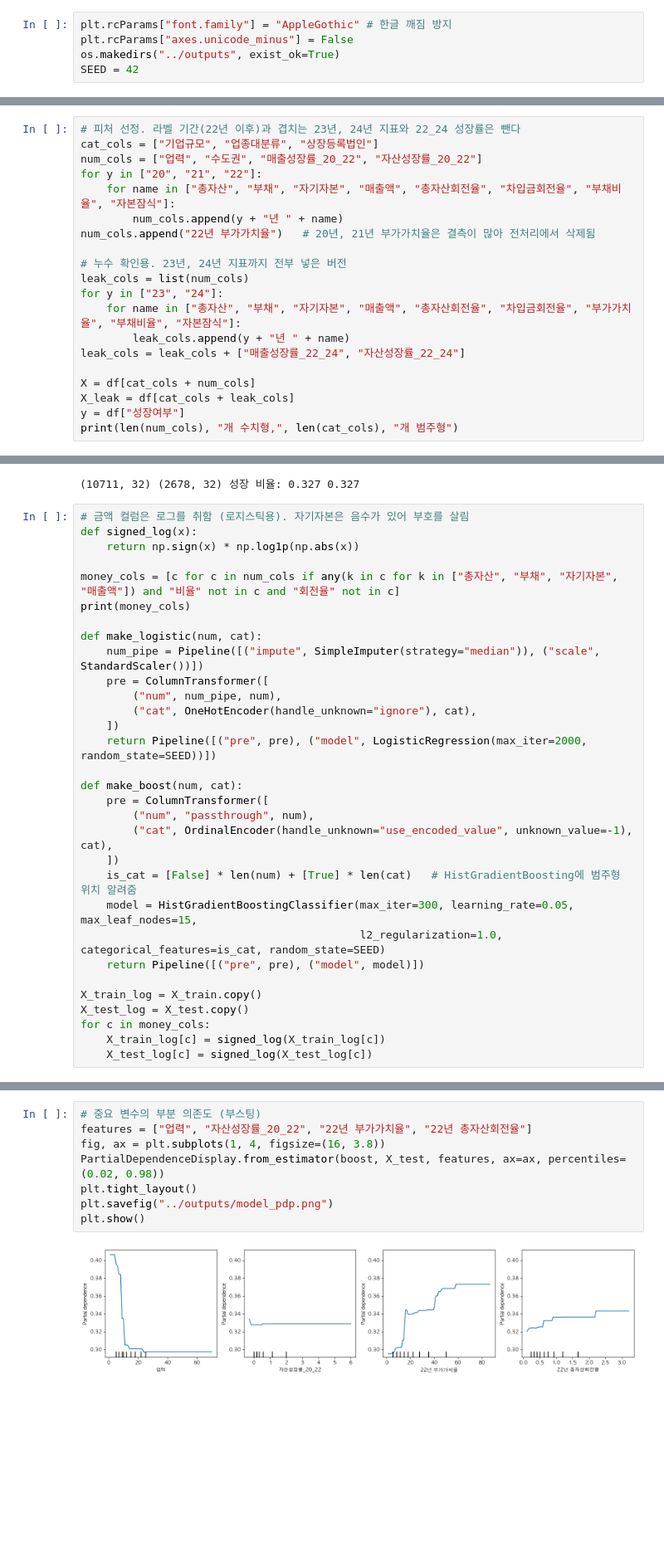
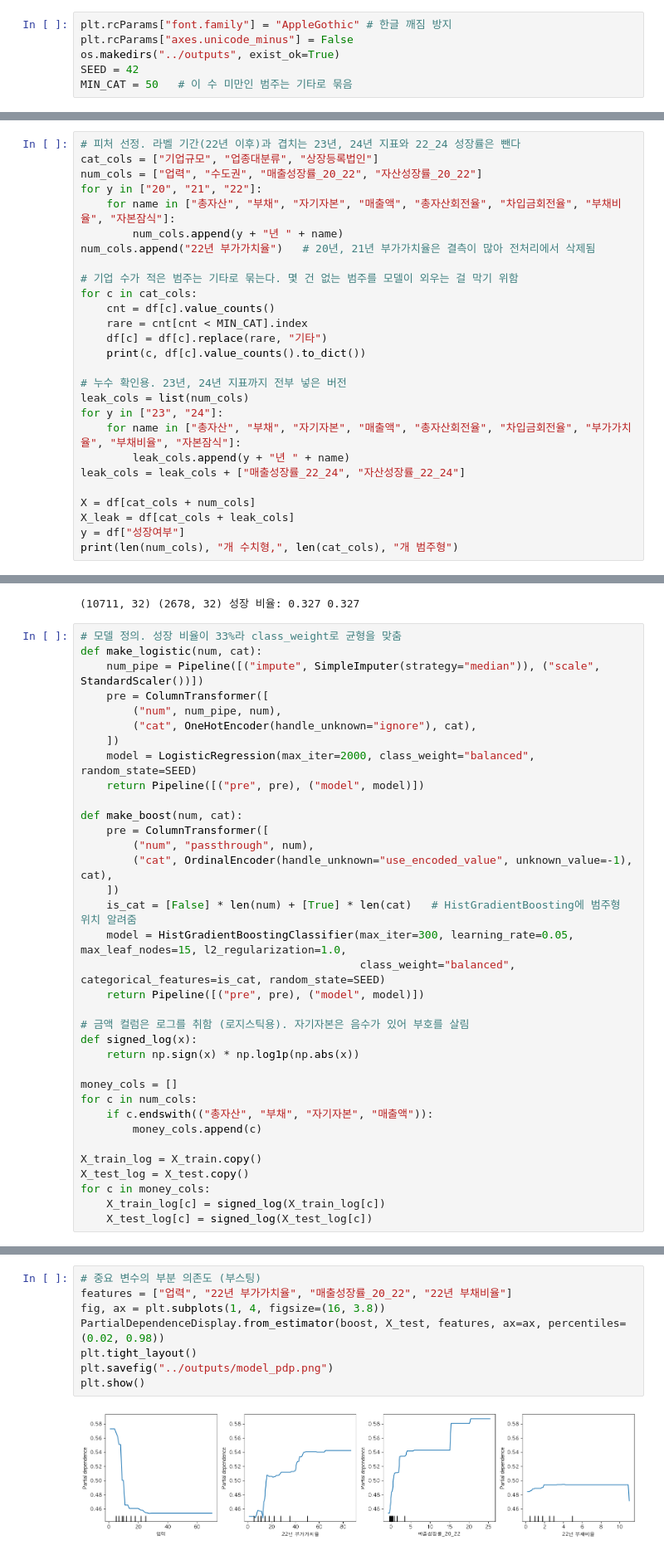
Before and after one commit to JeongHyck06/2026-2_DS_Hackathon, a Jupyter notebook: notebooks/model.ipynb, the cells around one changed output, grey strips where cells are left out. Shown at 83% size. Cells and saved outputs as stored; diff of their text form; blank space fills up the shorter version.

```diff
--- a/notebooks/model.ipynb
+++ b/notebooks/model.ipynb
@@ -21,6 +21,7 @@ plt.rcParams["font.family"] = "AppleGothic" # 한글 깨짐 방지
 plt.rcParams["axes.unicode_minus"] = False
 os.makedirs("../outputs", exist_ok=True)
 SEED = 42
+MIN_CAT = 50   # 이 수 미만인 범주는 기타로 묶음
 # %%
 # 데이터 불러오기
 df = pd.read_csv("../data/clean.csv", encoding="utf-8-sig")
@@ -35,6 +36,13 @@ for y in ["20", "21", "22"]:
     for name in ["총자산", "부채", "자기자본", "매출액", "총자산회전율", "차입금회전율", "부채비율", "자본잠식"]:
         num_cols.append(y + "년 " + name)
 num_cols.append("22년 부가가치율")   # 20년, 21년 부가가치율은 결측이 많아 전처리에서 삭제됨
+
+# 기업 수가 적은 범주는 기타로 묶는다. 몇 건 없는 범주를 모델이 외우는 걸 막기 위함
+for c in cat_cols:
+    cnt = df[c].value_counts()
+    rare = cnt[cnt < MIN_CAT].index
+    df[c] = df[c].replace(rare, "기타")
+    print(c, df[c].value_counts().to_dict())
 
 # 누수 확인용. 23년, 24년 지표까지 전부 넣은 버전
 leak_cols = list(num_cols)
@@ -56,20 +67,15 @@ print(X_train.shape, X_test.shape, "성장 비율:", y_train.mean().round(3), y_
 # %% [output]
 (10711, 32) (2678, 32) 성장 비율: 0.327 0.327
 # %%
-# 금액 컬럼은 로그를 취함 (로지스틱용). 자기자본은 음수가 있어 부호를 살림
-def signed_log(x):
-    return np.sign(x) * np.log1p(np.abs(x))
-
-money_cols = [c for c in num_cols if any(k in c for k in ["총자산", "부채", "자기자본", "매출액"]) and "비율" not in c and "회전율" not in c]
-print(money_cols)
-
+# 모델 정의. 성장 비율이 33%라 class_weight로 균형을 맞춤
 def make_logistic(num, cat):
     num_pipe = Pipeline([("impute", SimpleImputer(strategy="median")), ("scale", StandardScaler())])
     pre = ColumnTransformer([
         ("num", num_pipe, num),
         ("cat", OneHotEncoder(handle_unknown="ignore"), cat),
     ])
-    return Pipeline([("pre", pre), ("model", LogisticRegression(max_iter=2000, random_state=SEED))])
+    model = LogisticRegression(max_iter=2000, class_weight="balanced", random_state=SEED)
+    return Pipeline([("pre", pre), ("model", model)])
 
 def make_boost(num, cat):
     pre = ColumnTransformer([
@@ -77,9 +83,18 @@ def make_boost(num, cat):
         ("cat", OrdinalEncoder(handle_unknown="use_encoded_value", unknown_value=-1), cat),
     ])
     is_cat = [False] * len(num) + [True] * len(cat)   # HistGradientBoosting에 범주형 위치 알려줌
-    model = HistGradientBoostingClassifier(max_iter=300, learning_rate=0.05, max_leaf_nodes=15,
-                                           l2_regularization=1.0, categorical_features=is_cat, random_state=SEED)
+    model = HistGradientBoostingClassifier(max_iter=300, learning_rate=0.05, max_leaf_nodes=15, l2_regularization=1.0,
+                                           class_weight="balanced", categorical_features=is_cat, random_state=SEED)
     return Pipeline([("pre", pre), ("model", model)])
+
+# 금액 컬럼은 로그를 취함 (로지스틱용). 자기자본은 음수가 있어 부호를 살림
+def signed_log(x):
+    return np.sign(x) * np.log1p(np.abs(x))
+
+money_cols = []
+for c in num_cols:
+    if c.endswith(("총자산", "부채", "자기자본", "매출액")):
+        money_cols.append(c)
 
 X_train_log = X_train.copy()
 X_test_log = X_test.copy()
@@ -212,13 +247,13 @@ coef.sort_values("abs", ascending=False).head(15).round(3)[["feature", "coef"]]
 # %%
 # 중요 변수의 부분 의존도 (부스팅)
-features = ["업력", "자산성장률_20_22", "22년 부가가치율", "22년 총자산회전율"]
+features = ["업력", "22년 부가가치율", "매출성장률_20_22", "22년 부채비율"]
 fig, ax = plt.subplots(1, 4, figsize=(16, 3.8))
 PartialDependenceDisplay.from_estimator(boost, X_test, features, ax=ax, percentiles=(0.02, 0.98))
 plt.tight_layout()
 plt.savefig("../outputs/model_pdp.png")
 plt.show()
 # %% [output]
-[figure, old version]
+[figure, new version]
 # %%
 # 평가 데이터 예측 확률 저장. strategy 노트북에서 씀
 pred_df = df.loc[X_test.index, ["기업규모", "업종대분류", "업력", "시도", "성장여부"]].copy()
```
Also changed, not shown: parts of 12 cells of this notebook.
